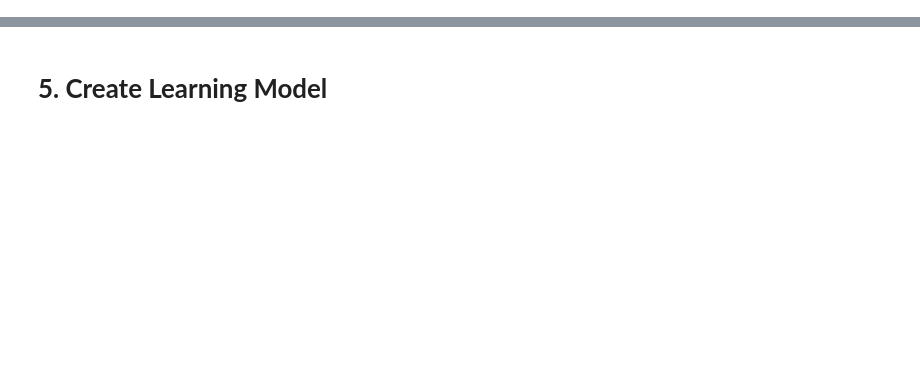
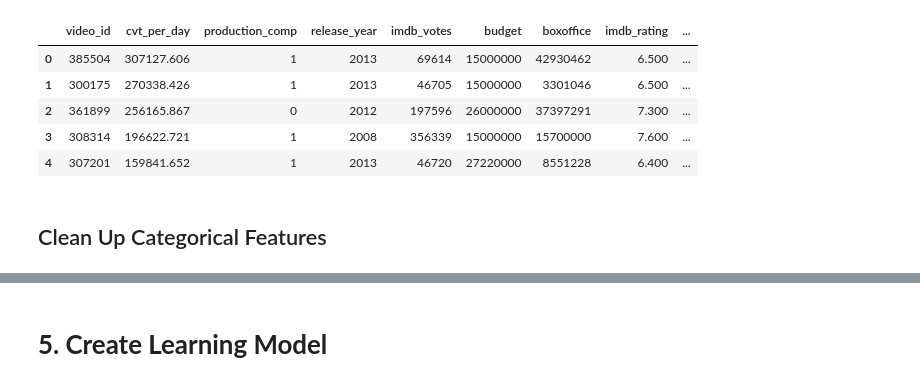
Before and after one commit to hemsmalli5/test, a Jupyter notebook: Project_Master.ipynb, the cells around one changed output, grey strips where cells are left out. Cells and saved outputs as stored; diff of their text form; code cells hidden in the pictures; blank space fills up the shorter version.

```diff
--- a/Project_Master.ipynb
+++ b/Project_Master.ipynb
@@ -145,0 +167,14 @@ Some videos belongs to more than one genere, the genre of each video is splitted
+# %%
+# Use MultiLabelBinarizer() to break up and encode genre list
+mlb = MultiLabelBinarizer()
+movie_data_2 = movie_data_2.join(pd.DataFrame(mlb.fit_transform(movie_data_2.pop('genres')), columns=mlb.classes_, index=movie_data_2.index))
+movie_data_2.head()
+# %% [output]
+|  | video_id | cvt_per_day | production_comp | release_year | imdb_votes | budget | boxoffice | imdb_rating | ... |
+| 0 | 385504 | 307127.606 | 1 | 2013 | 69614 | 15000000 | 42930462 | 6.500 | ... |
+| 1 | 300175 | 270338.426 | 1 | 2013 | 46705 | 15000000 | 3301046 | 6.500 | ... |
+| 2 | 361899 | 256165.867 | 0 | 2012 | 197596 | 26000000 | 37397291 | 7.300 | ... |
+| 3 | 308314 | 196622.721 | 1 | 2008 | 356339 | 15000000 | 15700000 | 7.600 | ... |
+| 4 | 307201 | 159841.652 | 1 | 2013 | 46720 | 27220000 | 8551228 | 6.400 | ... |
+# %% [markdown]
+## Clean Up Categorical Features
```
Also changed, not shown: parts of 68 cells of this notebook.
